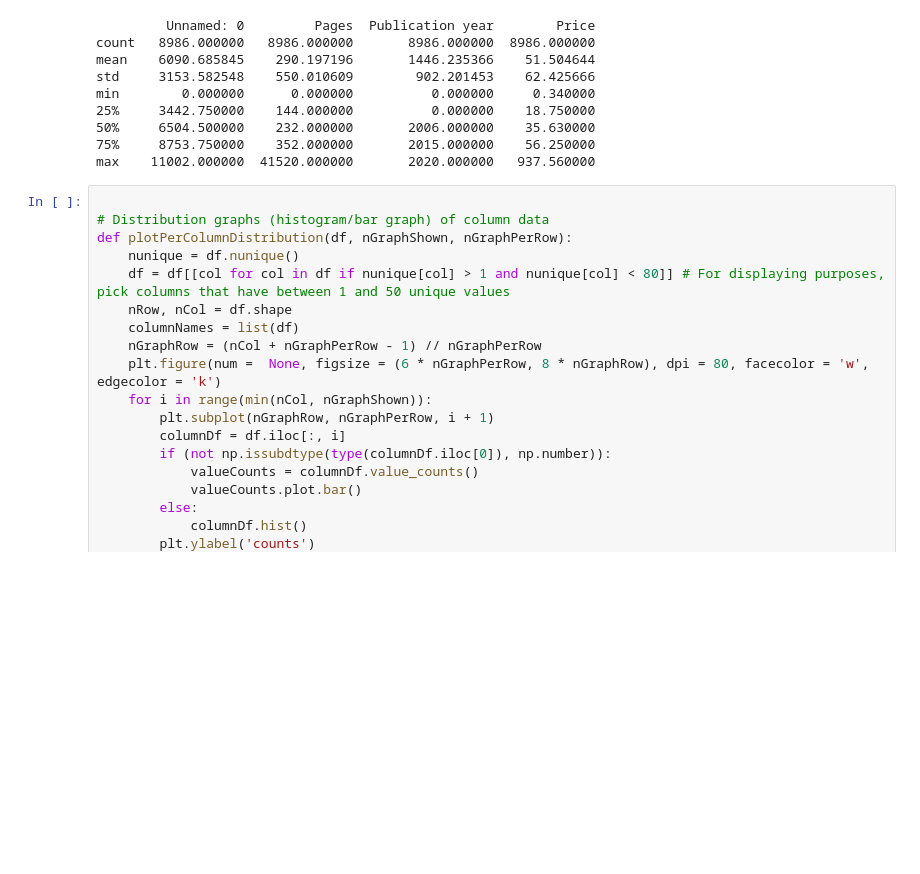
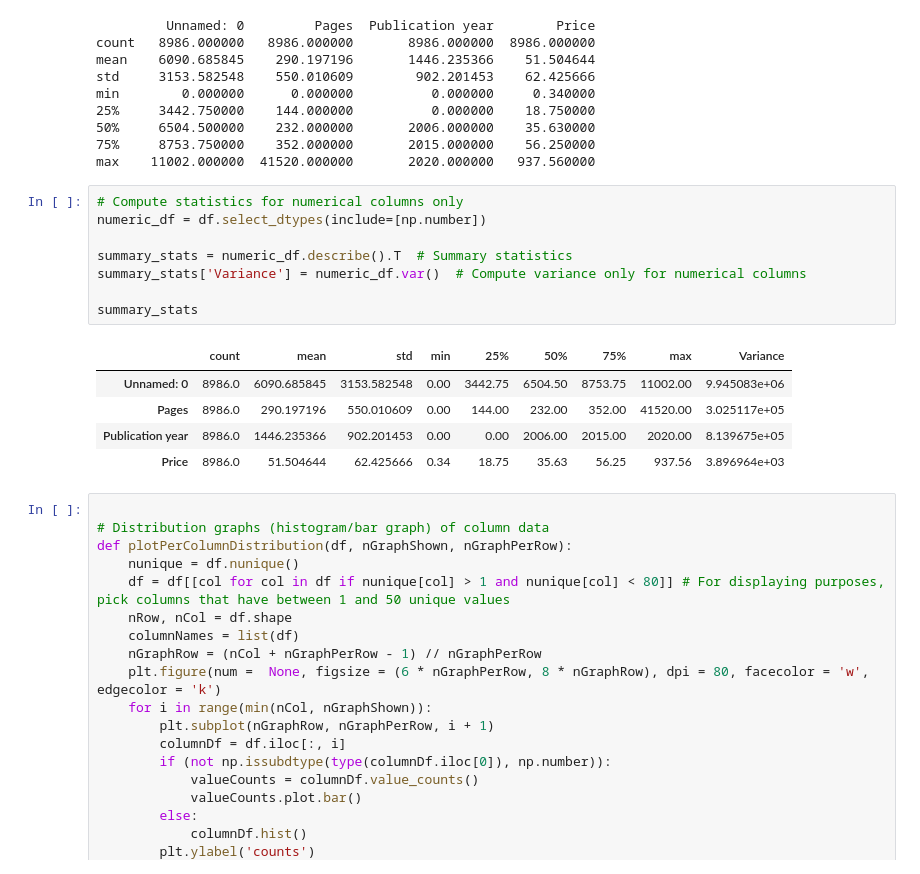
Before and after one commit to nouarif4/books, a Jupyter notebook: Dataset_Exploration_and_Preprocessing.ipynb, the cells around one changed output. Saved outputs shown, nothing was run; the diff lists cells and outputs as text; blank space fills up the shorter version.

```diff
--- a/Dataset_Exploration_and_Preprocessing.ipynb
+++ b/Dataset_Exploration_and_Preprocessing.ipynb
@@ -110,6 +158,20 @@ min        0.000000      0.000000          0.000000     0.340000
 50%     6504.500000    232.000000       2006.000000    35.630000
 75%     8753.750000    352.000000       2015.000000    56.250000
 max    11002.000000  41520.000000       2020.000000   937.560000
+# %%
+# Compute statistics for numerical columns only
+numeric_df = df.select_dtypes(include=[np.number])
+
+summary_stats = numeric_df.describe().T  # Summary statistics
+summary_stats['Variance'] = numeric_df.var()  # Compute variance only for numerical columns
+
+summary_stats
+# %% [output]
+|  | count | mean | std | min | 25% | 50% | 75% | max | Variance |
+| Unnamed: 0 | 8986.0 | 6090.685845 | 3153.582548 | 0.00 | 3442.75 | 6504.50 | 8753.75 | 11002.00 | 9.945083e+06 |
+| Pages | 8986.0 | 290.197196 | 550.010609 | 0.00 | 144.00 | 232.00 | 352.00 | 41520.00 | 3.025117e+05 |
+| Publication year | 8986.0 | 1446.235366 | 902.201453 | 0.00 | 0.00 | 2006.00 | 2015.00 | 2020.00 | 8.139675e+05 |
+| Price | 8986.0 | 51.504644 | 62.425666 | 0.34 | 18.75 | 35.63 | 56.25 | 937.56 | 3.896964e+03 |
 # %%
 
 # Distribution graphs (histogram/bar graph) of column data
```
Also changed, not shown: parts of 3 cells of this notebook.
